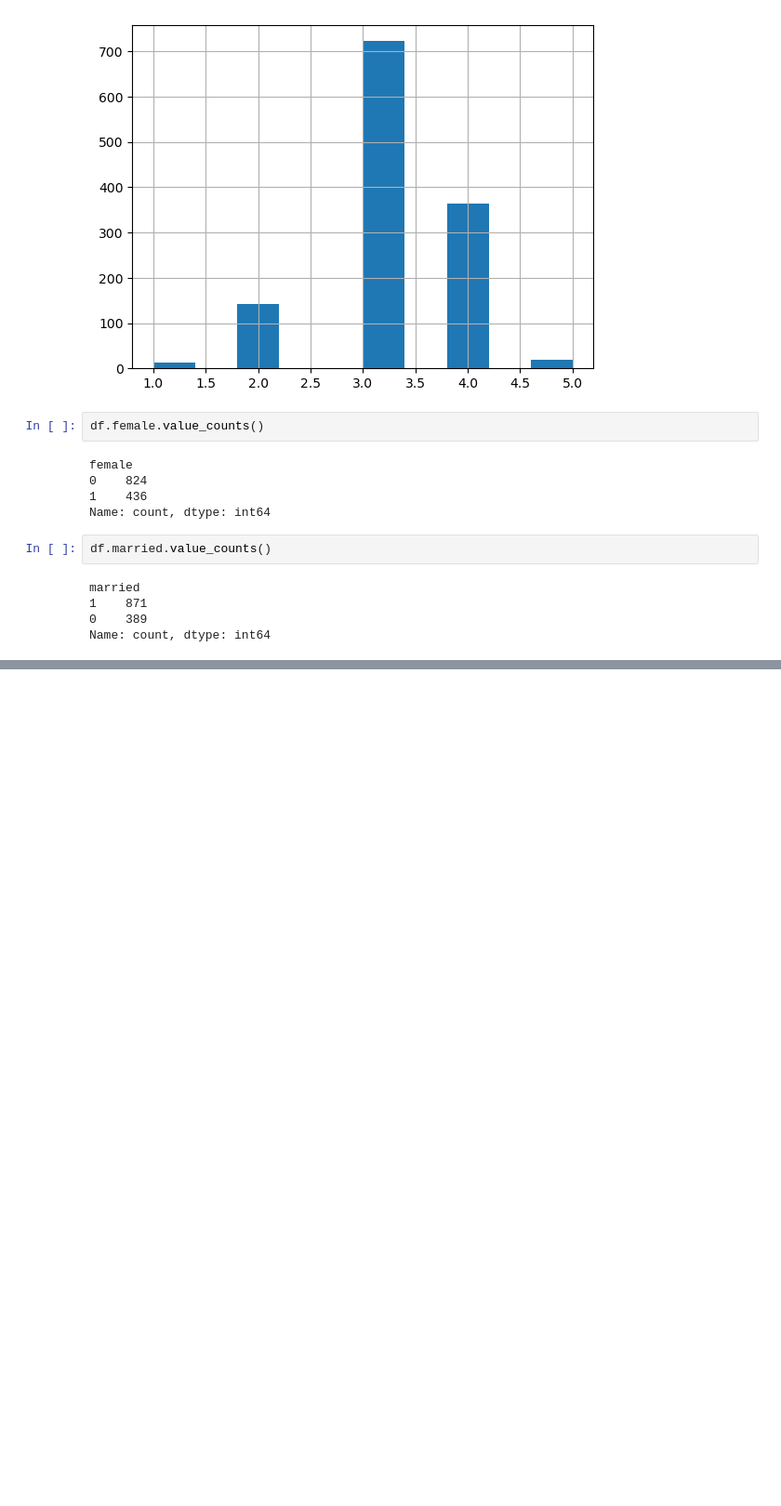
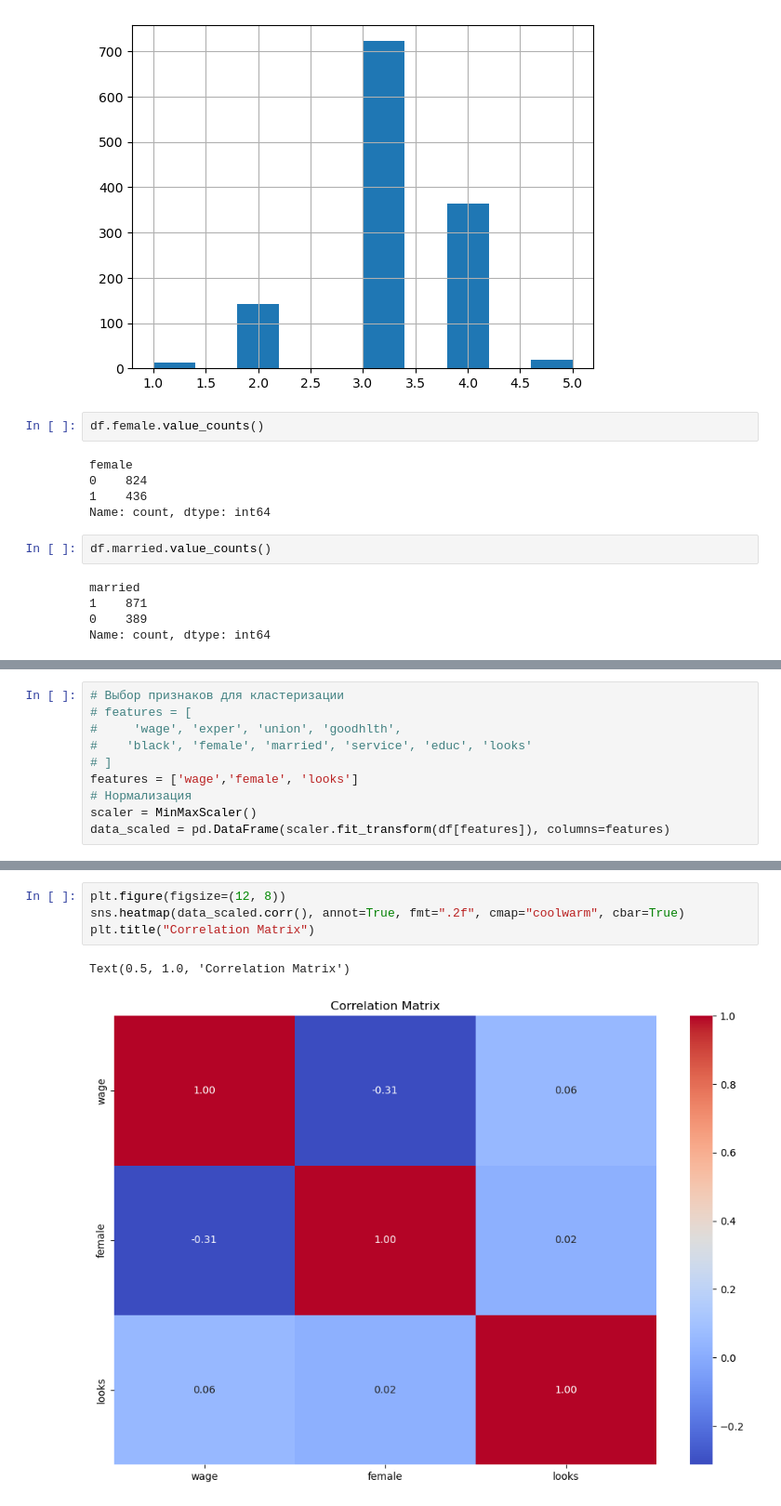
Before and after one commit to crissyro/kaggle_projects, a Jupyter notebook: notebooks/beauty_claster.ipynb, the cells around one changed output, grey strips where cells are left out. Shown at 93% size. Drawn from its saved outputs; the diff is of its cells as text; blank space fills up the shorter version.

```diff
--- a/notebooks/beauty_claster.ipynb
+++ b/notebooks/beauty_claster.ipynb
@@ -97,0 +124,10 @@ Name: count, dtype: int64
+# %%
+# Выбор признаков для кластеризации
+# features = [
+#     'wage', 'exper', 'union', 'goodhlth',
+#    'black', 'female', 'married', 'service', 'educ', 'looks'
+# ]
+features = ['wage','female', 'looks']
+# Нормализация
+scaler = MinMaxScaler()
+data_scaled = pd.DataFrame(scaler.fit_transform(df[features]), columns=features)
@@ -97,0 +143,7 @@ Name: count, dtype: int64
+# %%
+plt.figure(figsize=(12, 8))
+sns.heatmap(data_scaled.corr(), annot=True, fmt=".2f", cmap="coolwarm", cbar=True)
+plt.title("Correlation Matrix")
+# %% [output]
+Text(0.5, 1.0, 'Correlation Matrix')
+[figure, added]
```
Also changed, not shown: parts of 21 cells of this notebook, 3 other files.
